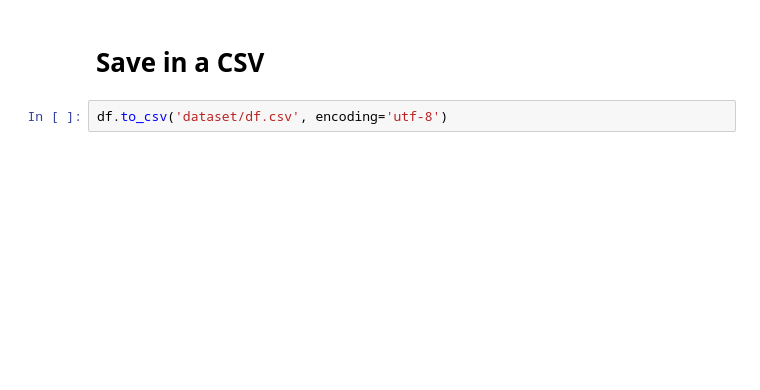
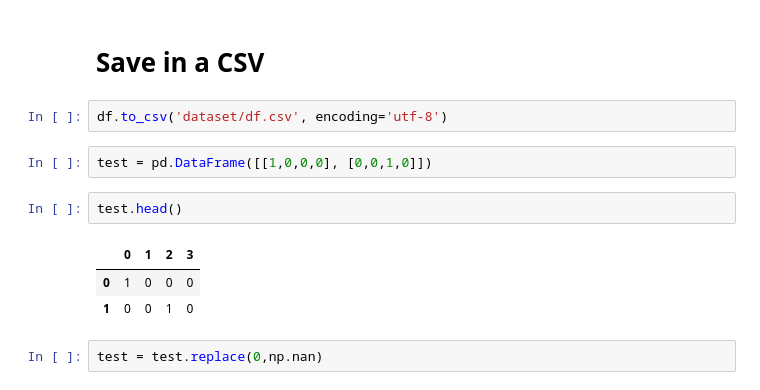
Before and after one commit to AprendizadoDeMaquina-2-2018/YelpDataset, a Jupyter notebook: Preparing_Dataframe.ipynb, the cells around one changed output. Saved outputs shown, nothing was run; the diff lists cells and outputs as text; blank space fills up the shorter version.

```diff
--- a/Preparing_Dataframe.ipynb
+++ b/Preparing_Dataframe.ipynb
@@ -130,3 +148,13 @@ memory usage: 521.1+ KB
 # Save in a CSV
 # %%
 df.to_csv('dataset/df.csv', encoding='utf-8')
+# %%
+test = pd.DataFrame([[1,0,0,0], [0,0,1,0]])
+# %%
+test.head()
+# %% [output]
+|  | 0 | 1 | 2 | 3 |
+| 0 | 1 | 0 | 0 | 0 |
+| 1 | 0 | 0 | 1 | 0 |
+# %%
+test = test.replace(0,np.nan)
```
Also changed, not shown: parts of 11 cells of this notebook, 1 other file.
